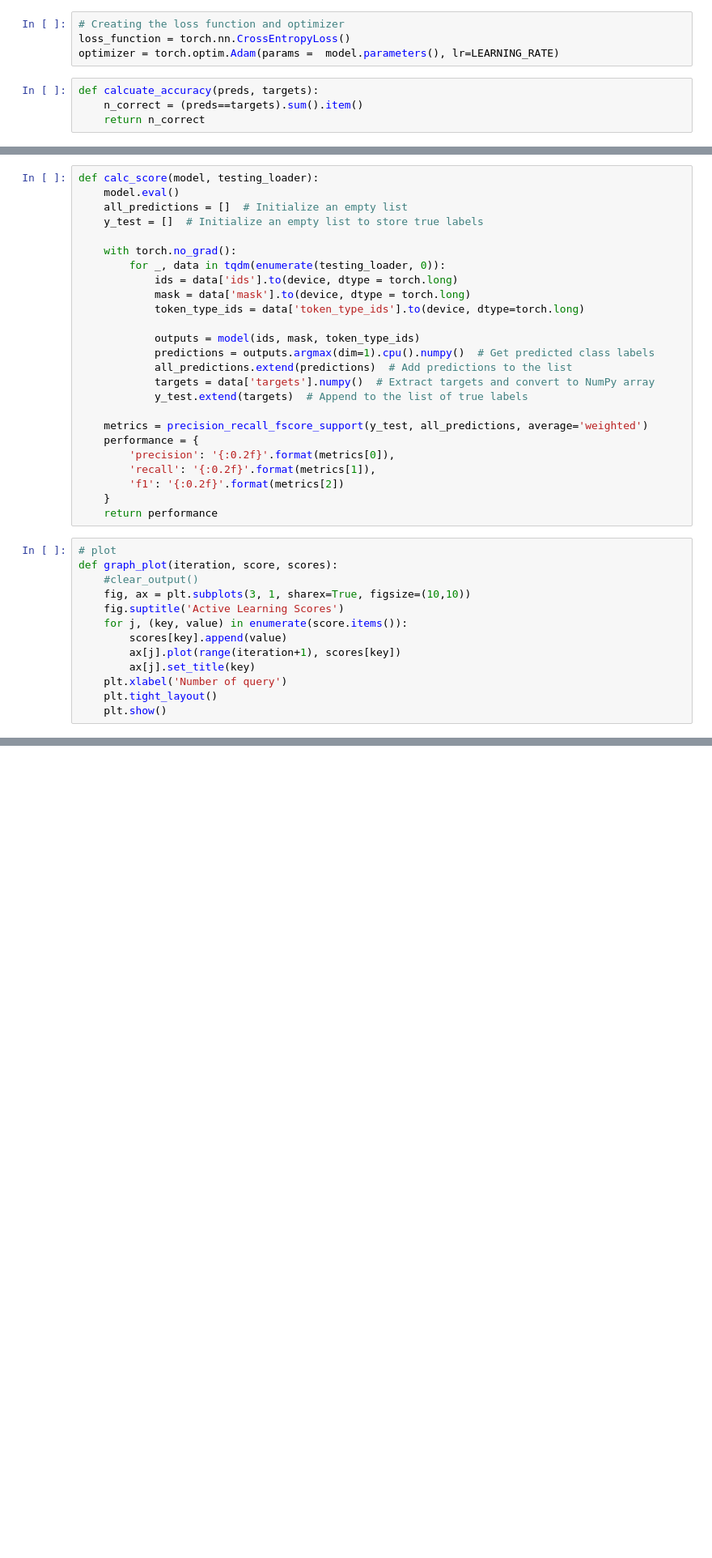
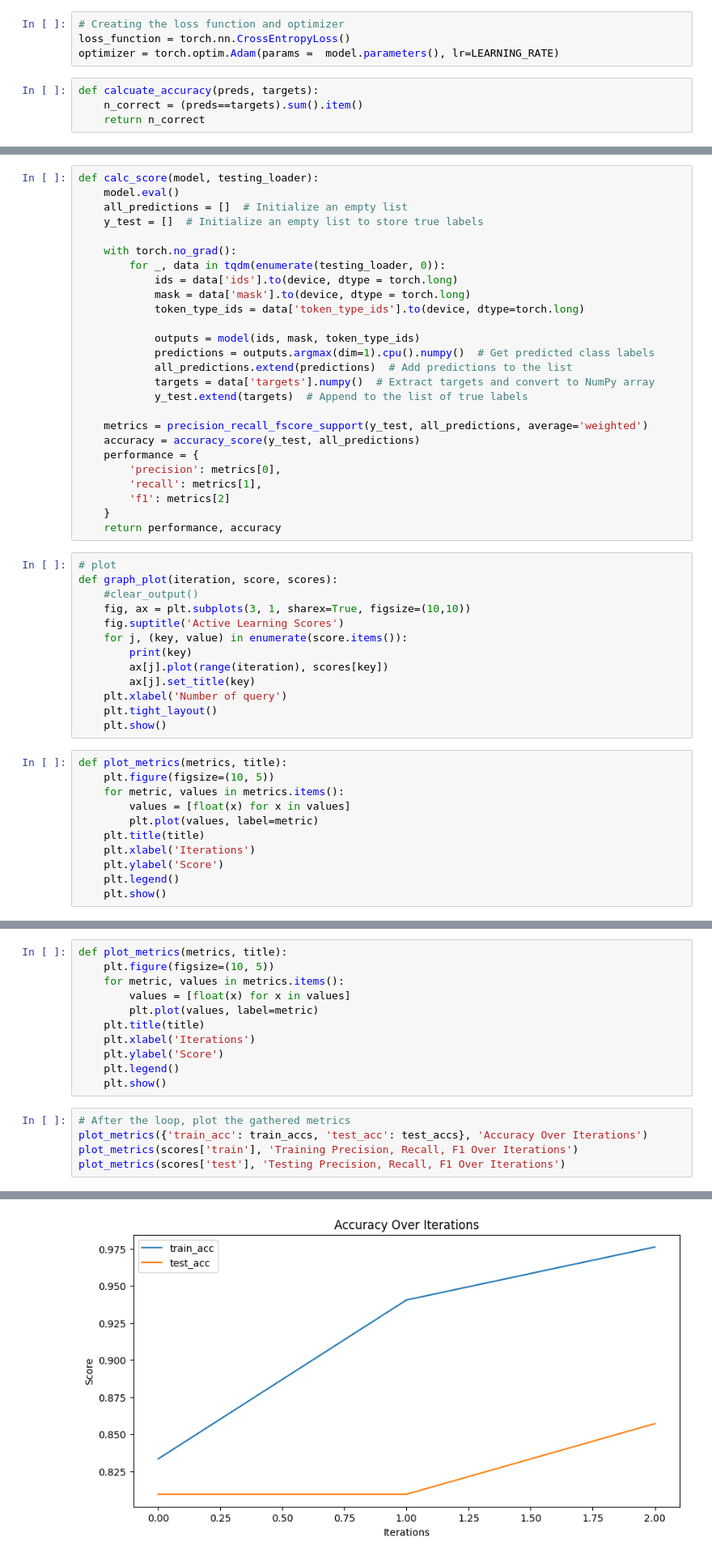
Before and after one commit to eduardofernandes11/Thesis, a Jupyter notebook: EmotionAnalysis/active_learning_emotion_roberta_model.ipynb, the cells around one changed output, grey strips where cells are left out. Shown at 81% size. Cells and saved outputs as stored; diff of their text form; blank space fills up the shorter version.

```diff
--- a/EmotionAnalysis/active_learning_emotion_roberta_model.ipynb
+++ b/EmotionAnalysis/active_learning_emotion_roberta_model.ipynb
@@ -329,12 +401,13 @@ def calc_score(model, testing_loader):
             y_test.extend(targets)  # Append to the list of true labels
 
     metrics = precision_recall_fscore_support(y_test, all_predictions, average='weighted')
+    accuracy = accuracy_score(y_test, all_predictions)
     performance = {
-        'precision': '{:0.2f}'.format(metrics[0]),
-        'recall': '{:0.2f}'.format(metrics[1]),
-        'f1': '{:0.2f}'.format(metrics[2])
+        'precision': metrics[0],
+        'recall': metrics[1],
+        'f1': metrics[2]
     }
-    return performance
+    return performance, accuracy
 # %%
 # plot
 def graph_plot(iteration, score, scores):
@@ -342,10 +415,21 @@ def graph_plot(iteration, score, scores):
     fig, ax = plt.subplots(3, 1, sharex=True, figsize=(10,10))
     fig.suptitle('Active Learning Scores')
     for j, (key, value) in enumerate(score.items()):
-        scores[key].append(value)
-        ax[j].plot(range(iteration+1), scores[key])
+        print(key)
+        ax[j].plot(range(iteration), scores[key])
         ax[j].set_title(key)
     plt.xlabel('Number of query')
     plt.tight_layout()
     plt.show()
+# %%
+def plot_metrics(metrics, title):
+    plt.figure(figsize=(10, 5))
+    for metric, values in metrics.items():
+        values = [float(x) for x in values]
+        plt.plot(values, label=metric)
+    plt.title(title)
+    plt.xlabel('Iterations')
+    plt.ylabel('Score')
+    plt.legend()
+    plt.show()
 # %%
@@ -398,0 +515,17 @@ for iteration in range(num_iterations):
+# %%
+def plot_metrics(metrics, title):
+    plt.figure(figsize=(10, 5))
+    for metric, values in metrics.items():
+        values = [float(x) for x in values]
+        plt.plot(values, label=metric)
+    plt.title(title)
+    plt.xlabel('Iterations')
+    plt.ylabel('Score')
+    plt.legend()
+    plt.show()
+# %%
+# After the loop, plot the gathered metrics
+plot_metrics({'train_acc': train_accs, 'test_acc': test_accs}, 'Accuracy Over Iterations')
+plot_metrics(scores['train'], 'Training Precision, Recall, F1 Over Iterations')
+plot_metrics(scores['test'], 'Testing Precision, Recall, F1 Over Iterations')
+# %% [output]
@@ -398,0 +534 @@ for iteration in range(num_iterations):
+[figure, added]
```
Also changed, not shown: parts of 10 cells of this notebook, 3 other files.
